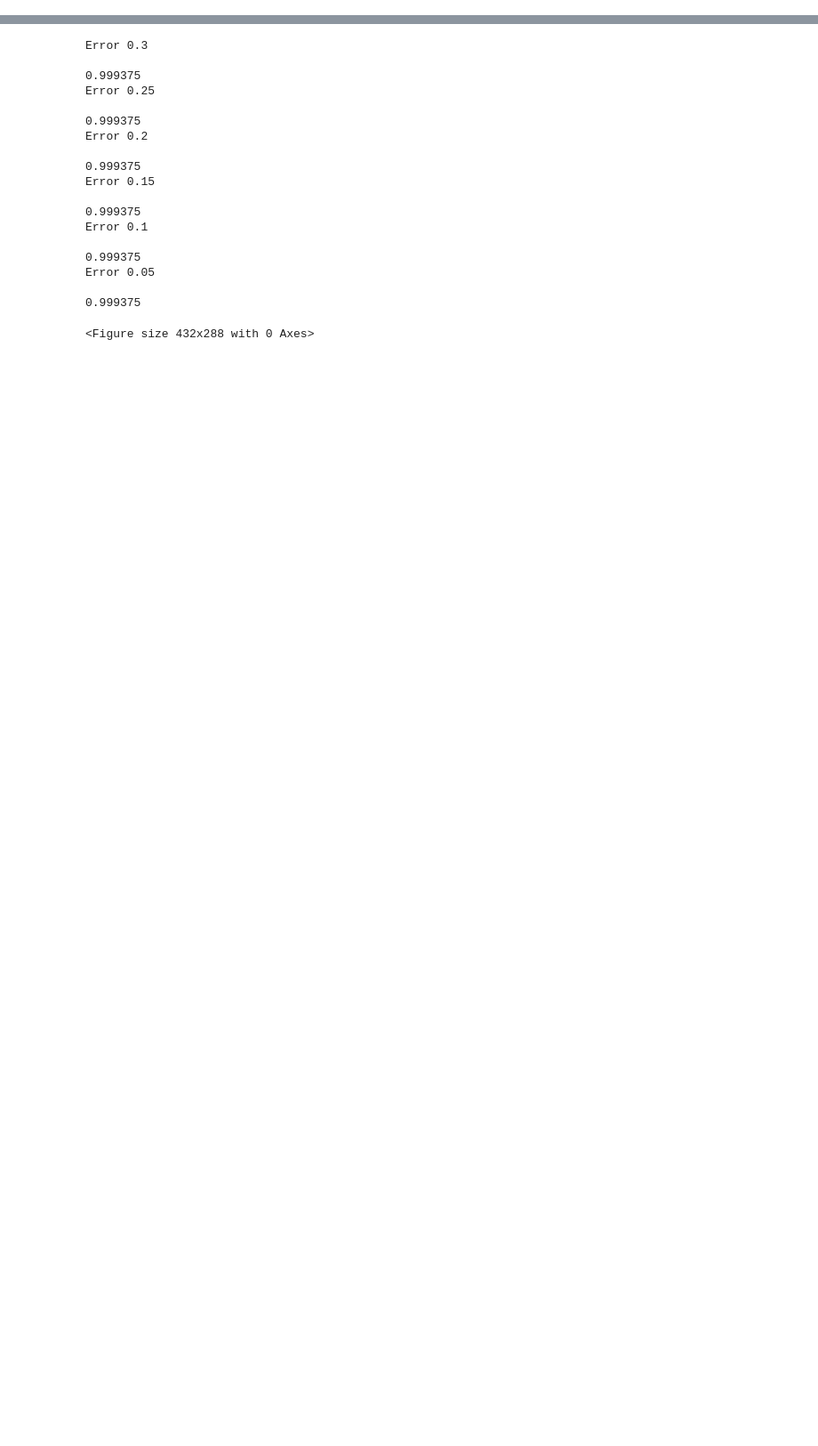
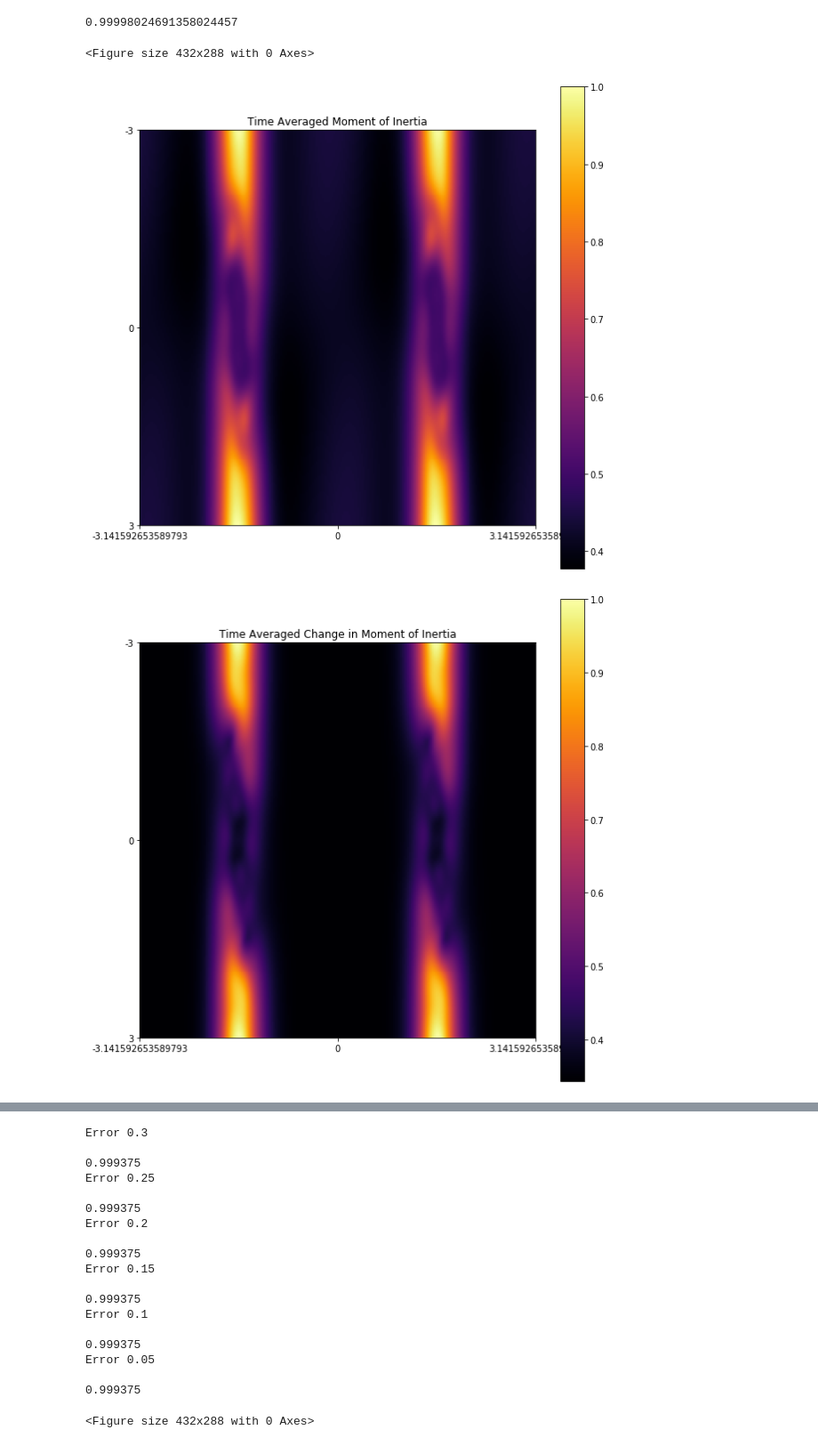
Before and after one commit to JordanK10/bernien_lab, a Jupyter notebook: Hamiltonians/Haldane_Model/hexagonal_lattice.ipynb, the cells around one changed output, grey strips where cells are left out. Shown at 89% size. Saved outputs shown, nothing was run; the diff lists cells and outputs as text; code cells hidden in the pictures; blank space fills up the shorter version.

```diff
--- a/Hamiltonians/Haldane_Model/hexagonal_lattice.ipynb
+++ b/Hamiltonians/Haldane_Model/hexagonal_lattice.ipynb
@@ -852,9 +821,14 @@ showResultsFinal(p_19_1,t_19_1,mu_19_1,name)
 # %%
-div = 150
+div = 225
 phi_range = np.sort(np.append(np.linspace(-np.pi,np.pi,div-1),0))
 m_range = np.linspace(-3*np.sqrt(3),3*np.sqrt(3),div)
-# I_19_2,dI_19_2,om_19_2,dom_19_2,I_s_19_2,I_sa_19_2,om_s_19_2,om_sa_19_2,p_19_2,p_s_19_2,p_sa_19_2,p_ssa_19_2,mu_19_2 = scanEdgeBehavior(phi_range,m_range,True,3,1,15)
-p_16_2,t_16_2,mu_16_2 = scanEdgeBehavior(phi_range,m_range,True,3,1,15)
+I_19_2,dI_19_2,om_19_2,dom_19_2,p_19_2,t_19_2,mu_19_2 = scanEdgeBehavior(phi_range,m_range,True,3,1,15,0)
+# %% [output]
+0.99998024691358024457
+<Figure size 432x288 with 0 Axes>
 # %%
-name = "19ParticleSite2"
-showResults(I_19_2,dI_19_2,om_19_2,dom_19_2,I_s_19_2,I_sa_19_2,om_s_19_2,om_sa_19_2,p_19_2,p_s_19_2,p_sa_19_2,p_ssa_19_2,mu_19_2,name)
+name = "19ParticleSite2_t3pi"
+showResults(I_19_2,dI_19_2,om_19_2,dom_19_2,p_19_2,t_19_2,mu_19_2,name)
+# %% [output]
+[figure, added]
+[figure, added]
```
Also changed, not shown: parts of 19 cells of this notebook, 21 other files.
